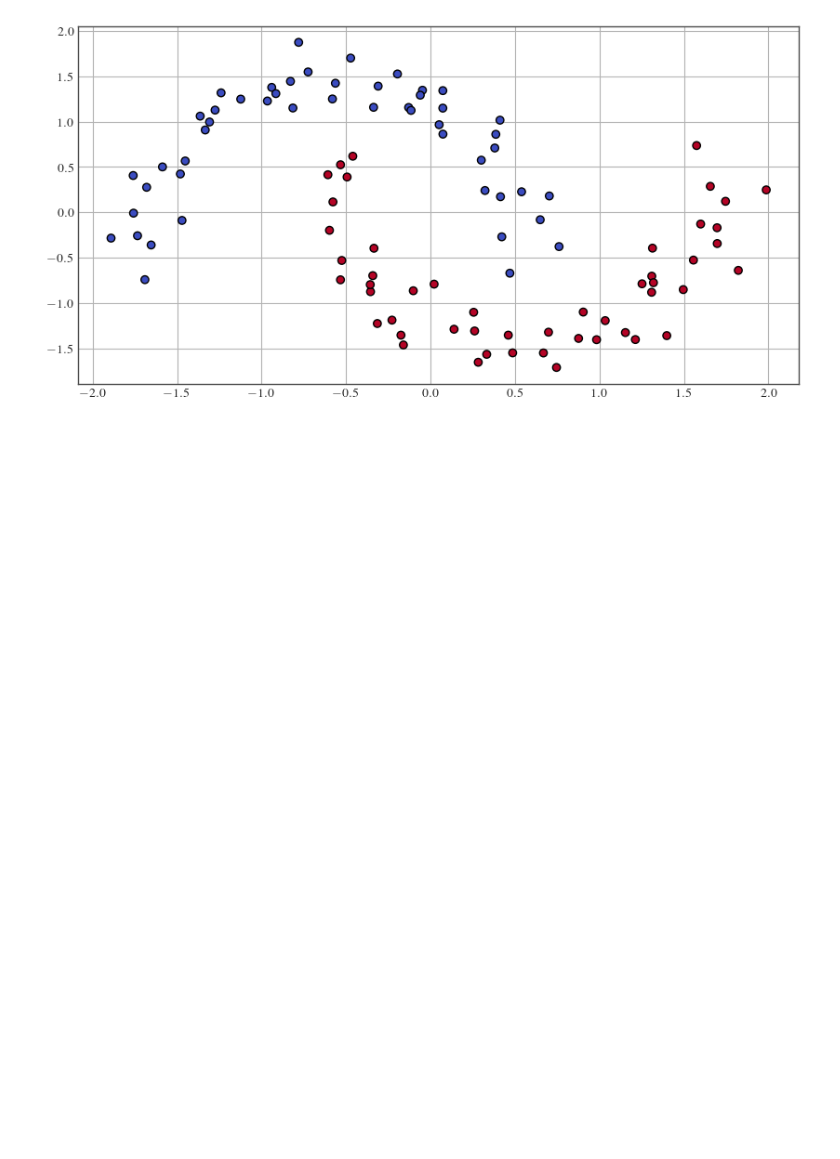
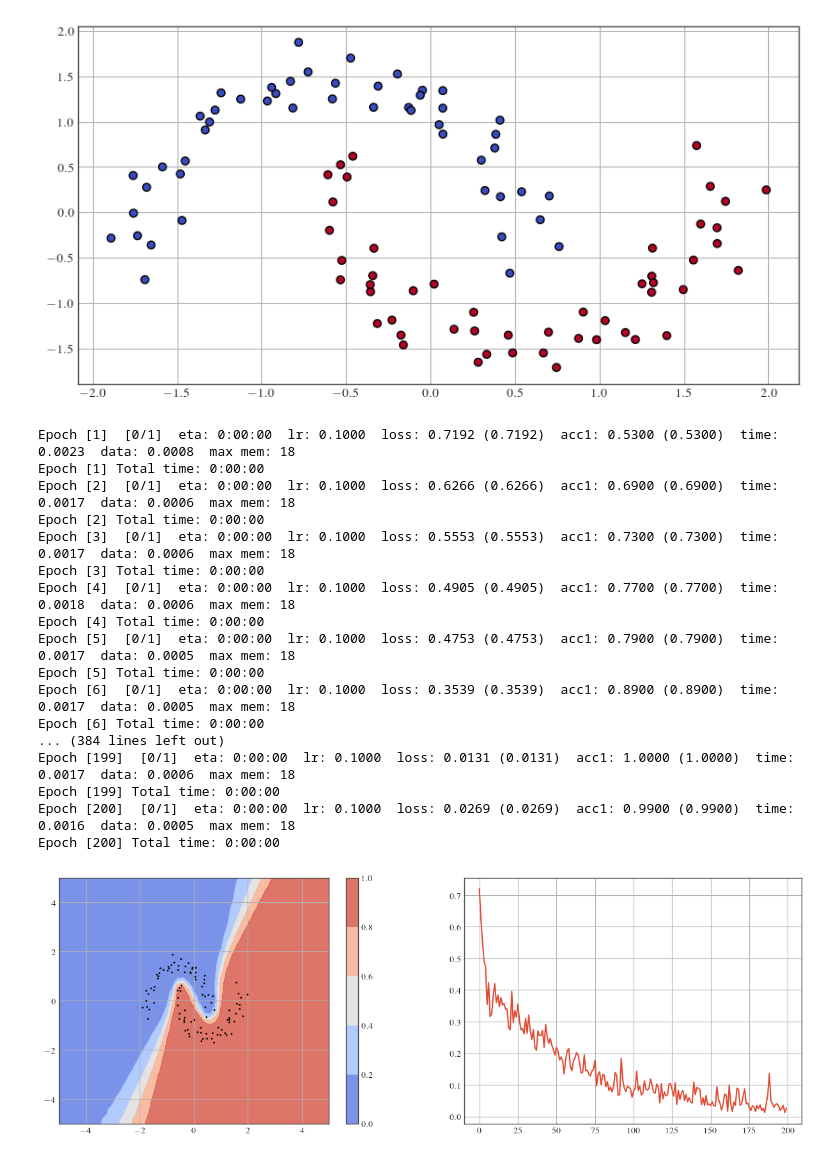
Before and after one commit to dhuseljic/dal-toolbox, a Jupyter notebook: notebooks/uncertainty/mc-dropout.ipynb, the cells around one changed output. Cells and saved outputs as stored; diff of their text form; code cells hidden in the pictures; blank space fills up the shorter version.

```diff
--- a/notebooks/uncertainty/mc-dropout.ipynb
+++ b/notebooks/uncertainty/mc-dropout.ipynb
@@ -108,5 +71,47 @@ def plot_contour(model, X, y, ax=None):
     plt.scatter(X[:, 0], X[:, 1], c=y, s=1)
     plt.contourf(xx, yy, zz, alpha=.8, zorder=-1, levels=np.linspace(0, 1, 6))
     plt.colorbar()
+# %%
+dropout_rate = 0.6
+num_epochs = 200
+torch.manual_seed(0)
+train_loader = torch.utils.data.DataLoader(train_ds, batch_size=128, shuffle=True)
+
+model=Net(dropout_rate=dropout_rate, num_classes=2)
+optimizer = torch.optim.SGD(model.parameters(), lr=1e-1, momentum=.9)
+trainer = MCDropoutTrainer(
+    model,
+    nn.CrossEntropyLoss(),
+    optimizer=optimizer,
+    num_epochs=num_epochs,
+)
+history = trainer.fit(train_loader)
+
+
+model.eval()
+plt.figure(figsize=(15, 5))
+plt.subplot(122)
+plt.plot([d['train_loss'] for d in history['train_history']])
+plot_contour(model, X, y, ax=plt.subplot(121))
+plt.show()
+# %% [output]
+Epoch [1]  [0/1]  eta: 0:00:00  lr: 0.1000  loss: 0.7192 (0.7192)  acc1: 0.5300 (0.5300)  time: 0.0023  data: 0.0008  max mem: 18
+Epoch [1] Total time: 0:00:00
+Epoch [2]  [0/1]  eta: 0:00:00  lr: 0.1000  loss: 0.6266 (0.6266)  acc1: 0.6900 (0.6900)  time: 0.0017  data: 0.0006  max mem: 18
+Epoch [2] Total time: 0:00:00
+Epoch [3]  [0/1]  eta: 0:00:00  lr: 0.1000  loss: 0.5553 (0.5553)  acc1: 0.7300 (0.7300)  time: 0.0017  data: 0.0006  max mem: 18
+Epoch [3] Total time: 0:00:00
+Epoch [4]  [0/1]  eta: 0:00:00  lr: 0.1000  loss: 0.4905 (0.4905)  acc1: 0.7700 (0.7700)  time: 0.0018  data: 0.0006  max mem: 18
+Epoch [4] Total time: 0:00:00
+Epoch [5]  [0/1]  eta: 0:00:00  lr: 0.1000  loss: 0.4753 (0.4753)  acc1: 0.7900 (0.7900)  time: 0.0017  data: 0.0005  max mem: 18
+Epoch [5] Total time: 0:00:00
+Epoch [6]  [0/1]  eta: 0:00:00  lr: 0.1000  loss: 0.3539 (0.3539)  acc1: 0.8900 (0.8900)  time: 0.0017  data: 0.0005  max mem: 18
+Epoch [6] Total time: 0:00:00
+... (384 lines left out)
+Epoch [199]  [0/1]  eta: 0:00:00  lr: 0.1000  loss: 0.0131 (0.0131)  acc1: 1.0000 (1.0000)  time: 0.0017  data: 0.0006  max mem: 18
+Epoch [199] Total time: 0:00:00
+Epoch [200]  [0/1]  eta: 0:00:00  lr: 0.1000  loss: 0.0269 (0.0269)  acc1: 0.9900 (0.9900)  time: 0.0016  data: 0.0005  max mem: 18
+Epoch [200] Total time: 0:00:00
+[figure, added]
 # %%
 dropout_rate = 0.6
```
Also changed, not shown: parts of 4 cells of this notebook, 3 other files.
